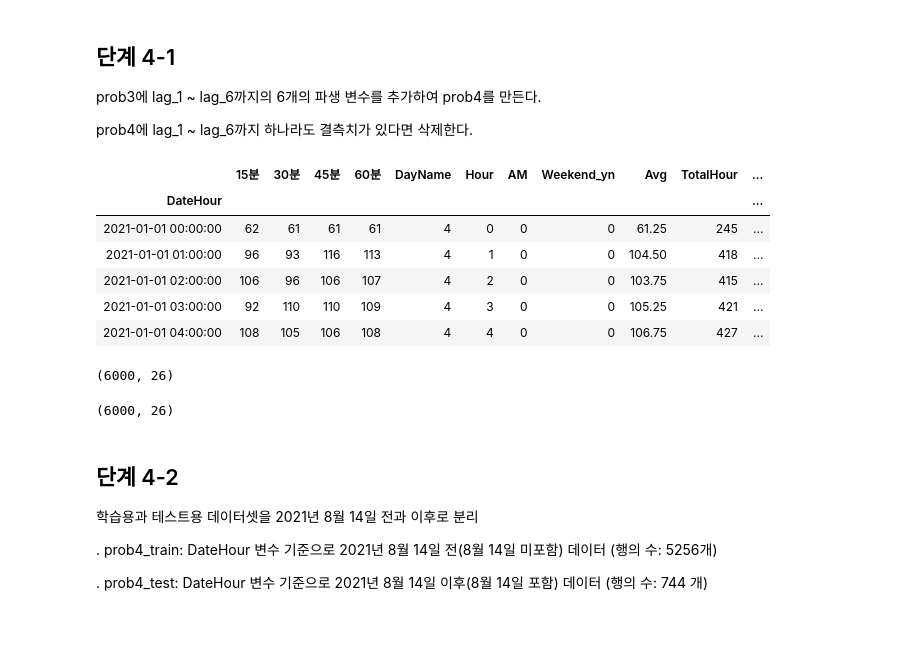
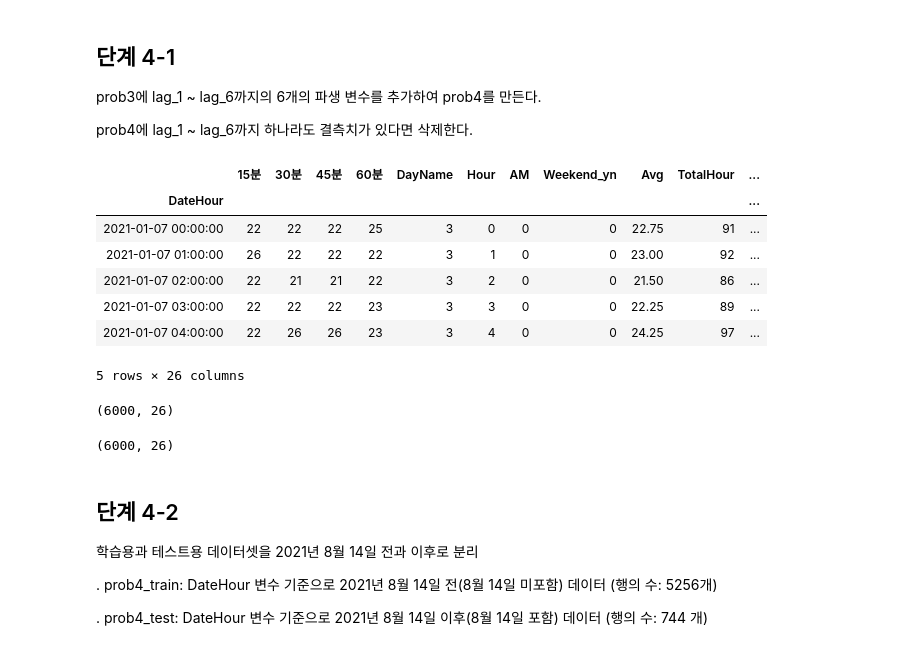
Before and after one commit to sunkusun9/DS_lv3_2311_1, a Jupyter notebook: sec_ds_lv3_prob3_prob.ipynb, the cells around one changed output. Cells and saved outputs as stored; diff of their text form; code cells hidden in the pictures.

```diff
--- a/sec_ds_lv3_prob3_prob.ipynb
+++ b/sec_ds_lv3_prob3_prob.ipynb
@@ -1057,35 +1057,44 @@ prob3에 lag_1 ~ lag_6까지의 6개의 파생 변수를 추가하여 prob4를
 
 prob4에 lag_1 ~ lag_6까지 하나라도 결측치가 있다면 삭제한다.
 # %%
+# 방법 1: shift를 이용하여 구해봅니다.
+# 먼저 lag 변수들을 list comprehension을 이용해 만들고 이를
+# df_prob3와 함께 결합하여 df_prob4를 만듭니다.
+
 df_prob4 = pd.concat(
     [df_prob3] +
     [df_prob3['TotalHour'].shift(24 * i).rename('lag_{}'.format(i)) for i in range(1, 7)],
     axis=1
 ).pipe(lambda x: x.loc[x[['lag_{}'.format(i) for i in range(1, 7)]].notna().all(axis=1)]).copy()
-display(df_prob3.head())
+display(df_prob4.head())
 df_prob4.shape
 # %% [output]
 |  | 15분 | 30분 | 45분 | 60분 | DayName | Hour | AM | Weekend_yn | Avg | TotalHour | ... |
 | DateHour |  |  |  |  |  |  |  |  |  |  | ... |
-| 2021-01-01 00:00:00 | 62 | 61 | 61 | 61 | 4 | 0 | 0 | 0 | 61.25 | 245 | ... |
-| 2021-01-01 01:00:00 | 96 | 93 | 116 | 113 | 4 | 1 | 0 | 0 | 104.50 | 418 | ... |
-| 2021-01-01 02:00:00 | 106 | 96 | 106 | 107 | 4 | 2 | 0 | 0 | 103.75 | 415 | ... |
-| 2021-01-01 03:00:00 | 92 | 110 | 110 | 109 | 4 | 3 | 0 | 0 | 105.25 | 421 | ... |
-| 2021-01-01 04:00:00 | 108 | 105 | 106 | 108 | 4 | 4 | 0 | 0 | 106.75 | 427 | ... |
+| 2021-01-07 00:00:00 | 22 | 22 | 22 | 25 | 3 | 0 | 0 | 0 | 22.75 | 91 | ... |
+| 2021-01-07 01:00:00 | 26 | 22 | 22 | 22 | 3 | 1 | 0 | 0 | 23.00 | 92 | ... |
+| 2021-01-07 02:00:00 | 22 | 21 | 21 | 22 | 3 | 2 | 0 | 0 | 21.50 | 86 | ... |
+| 2021-01-07 03:00:00 | 22 | 22 | 22 | 23 | 3 | 3 | 0 | 0 | 22.25 | 89 | ... |
+| 2021-01-07 04:00:00 | 22 | 26 | 26 | 23 | 3 | 4 | 0 | 0 | 24.25 | 97 | ... |
-(6000, 26)
+5 rows × 26 columns
+(6000, 26)
-# %%
-df_prob4 = pd.concat(
-    [df_prob3] +
-    [pd.Series(
-        df_prob3['TotalHour'].values,
-        index=(df_prob3.index.to_series() + pd.Timedelta(days=i)).values,
-        name = 'lag_{}'.format(i)
-    ) for i in range(1, 7)],
-    axis=1
-).dropna()
-df_prob4.shape
-# %% [output]
-(6000, 26)
+# %%
+# 방법 2: index를 변경하여 변수를 만듭니다.
+# 먼저 lag 변수들을 list comprehension을 이용해 만들고 이를
+# df_prob3와 함께 결합하여 df_prob4를 만듭니다.
+
+df_prob4 = pd.concat(
+    [df_prob3] +
+    [pd.Series(
+        df_prob3['TotalHour'].values,
+        index=(df_prob3.index.to_series() + pd.Timedelta(days=i)).values,
+        name = 'lag_{}'.format(i)
+    ) for i in range(1, 7)],
+    axis=1
+).dropna()
+df_prob4.shape
+# %% [output]
+(6000, 26)
 # %% [markdown]
 ## 단계 4-2
 
```
Also changed, not shown: parts of 79 cells of this notebook.
